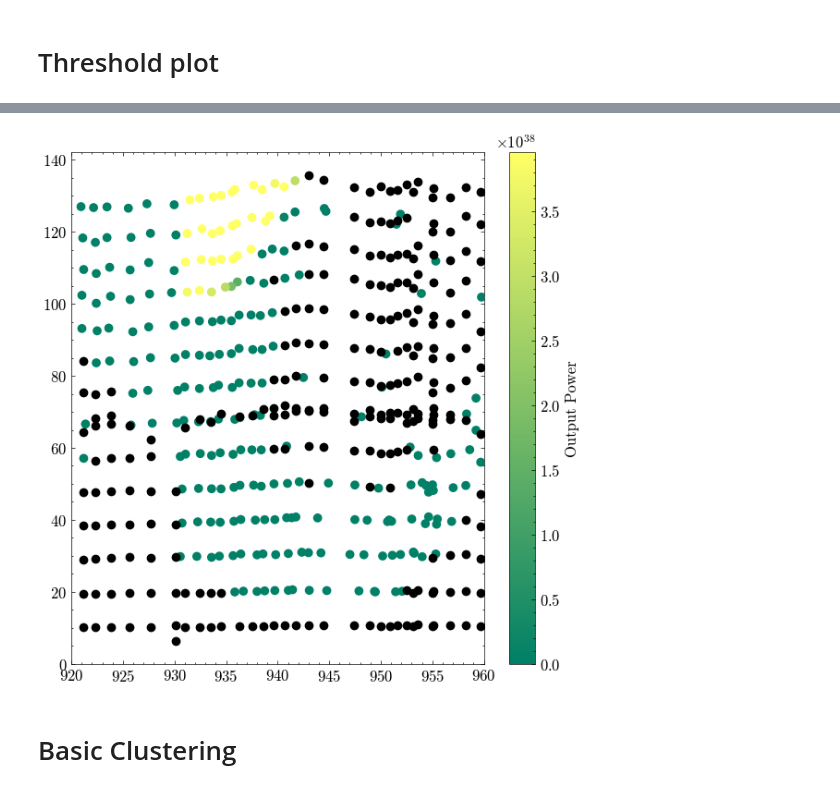
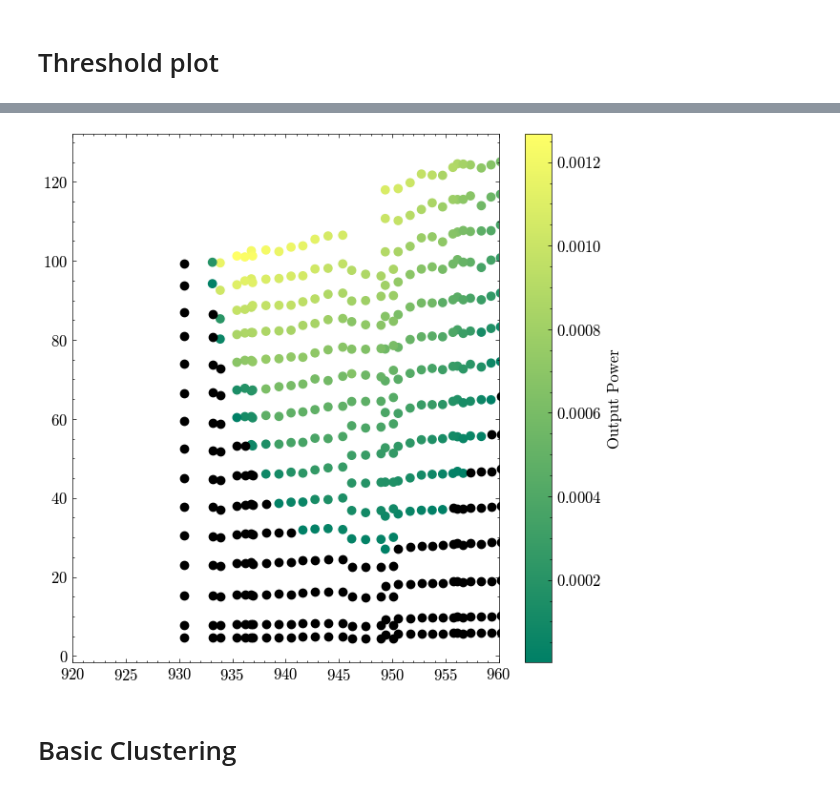
Before and after one commit to phbecimperial/Supervised-clustering-phase-pBEC, a Jupyter notebook: MultiMode Analysis/Phase_diagram_notebook.ipynb, the cells around one changed output, grey strips where cells are left out. Drawn from its saved outputs; the diff is of its cells as text; code cells hidden in the pictures.

```diff
--- a/MultiMode Analysis/Phase_diagram_notebook.ipynb
+++ b/MultiMode Analysis/Phase_diagram_notebook.ipynb
@@ -30,22 +30,15 @@ plt.rcParams.update({
 # t_stamps = ['20240731_152730', '20240731_155505']
 
 t_chunks = [
-    ['20240801_113356', '20240801_121612'],
-    ['20240801_122939','20240801_131044'],
-    ['20240801_132209','20240801_140231'],
-    ['20240801_141244', '20240801_143545'],
-    ['20240801_145012','20240801_152128']
+    ['20240801_171523','20240801_175414'],
+    ['20240801_183108','20240801_191359'],
+    ['20240801_212439','20240801_220751'],
+    ['20240801_231338','20240801_232843'],
+    ['20240801_235340','20240802_000734'],
+    ['20240802_002049','20240802_004200'],
     ]
 
-# t_chunks = [
-#     ['20240730_124313', '20240730_135435'],
-#     ['20240730_141105', '20240730_151123'],
-#     ['20240730_151808', '20240730_161932'],
-#     ['20240730_163444', '20240730_172003'],
-#     ['20240730_175911', '20240730_184501'],
-#     ['20240730_215344', '20240730_230915'],
-#     ['20240730_232357', '20240731_005200'],
-#     ]
+
 
 image_dir = r'C:\Users\Pouis\OneDrive - Imperial College London\PBEC\Data'
 crop_dir = r'C:\Users\Pouis\OneDrive - Imperial College London\PBEC\Data\Cropped_Images\22_07_disp_1_crop'
@@ -66,7 +62,7 @@ data = power_length_analysis.data_from_metas(metas, files)
 # %%
 # stim_mask = select_files.select_stimulated_nd(data)
 # stim_mask = select_files.select_stimulated_exp(data, 5)
-stim_mask = select_files.select_stimulated_exp_from_filename(data['file'], 10)
+stim_mask = select_files.select_stimulated_exp_from_filename(data['file'], 1000)
 # %%
 
 
@@ -96,7 +92,7 @@ for i in t_chunks:
     mask = tmask & stim_mask & length_mask
 
 
-    # plt.scatter(data['pca'][mask], data['cavity_length'][mask])
+    plt.scatter(data['pca'][mask], data['cavity_length'][mask])
     # plt.show()
     # fits pca values to cavity length
     _, fit = power_length_analysis.fit_pca(data['cavity_length'][mask], data['pca'][mask])
@@ -105,9 +101,9 @@ for i in t_chunks:
 
 
     x = np.linspace(min(data['pca'][mask]), max(data['pca'][mask]), 20)
-    # plt.plot(x, fit(x))
-    # plt.title(i)
-    # plt.show()
+    plt.plot(x, fit(x))
+    plt.title(i)
+    plt.show()
 
 data.update({'pca_length': np.array(pca_length)})
 
@@ -129,31 +133,31 @@ plt.show()
 # %%
 fig, ax = plt.subplots(1,1)
 # Thermal cloud histogram
 # power_length_analysis.plot_2dhist(
 #     data['cavity_length'][~stim_mask],
 #     data['power'][~stim_mask],
 #     [910,970], [0,120],
 #     'grey', 30, fig = fig, ax = ax, alpha = 1
 # )
 
 # # Stimulated emission histogram
 # power_length_analysis.plot_2dhist(
 #     data['cavity_length'][stim_mask],
 #     data['power'][stim_mask],
 #     [910,970], [0,120],
 #     'orchid', 30, fig = fig, ax = ax, alpha= 1
 # )
 
 # print(data['pca_length'][stim_mask])
 
 # Scattered points
-scat = ax.scatter(data['cavity_length'][stim_mask], data['power'][stim_mask], c = data['meter_reading'][stim_mask], cmap= 'summer', label = 'Above Threshold')
+scat = ax.scatter(data['pca_length'][stim_mask], data['power'][stim_mask], c = data['meter_reading'][stim_mask], cmap= 'summer', label = 'Above Threshold')
 ax.scatter(data['pca_length'][~stim_mask], data['power'][~stim_mask], color = 'black', label = 'Below Threshold')
 ax.set_xlim([920,960])
 cbar = fig.colorbar(scat, ax = ax, label = 'Output Power')
 plt.show()
 # %% [output]
-[figure, old version]
+[figure, new version]
 # %% [markdown]
 # Basic Clustering
 # %% [markdown]
```
Also changed, not shown: parts of 8 cells of this notebook, 6 other files.
